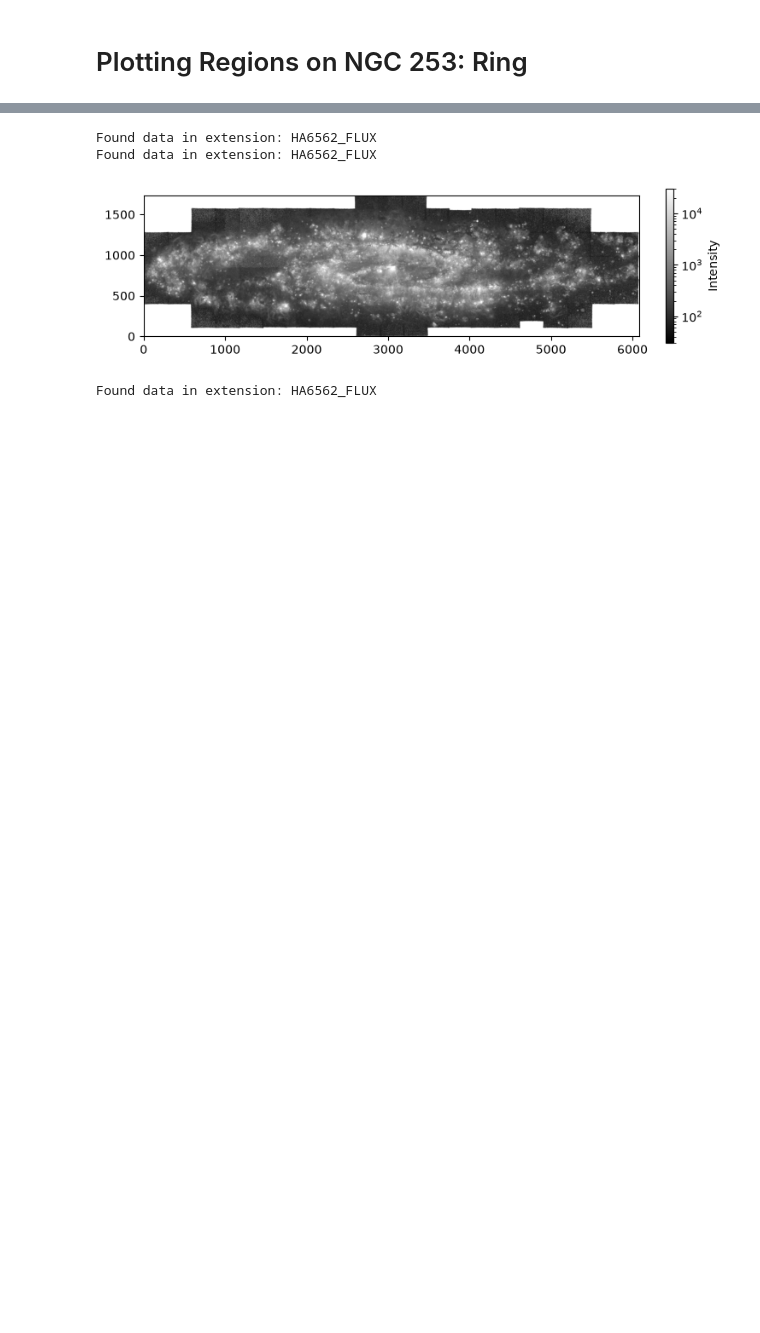
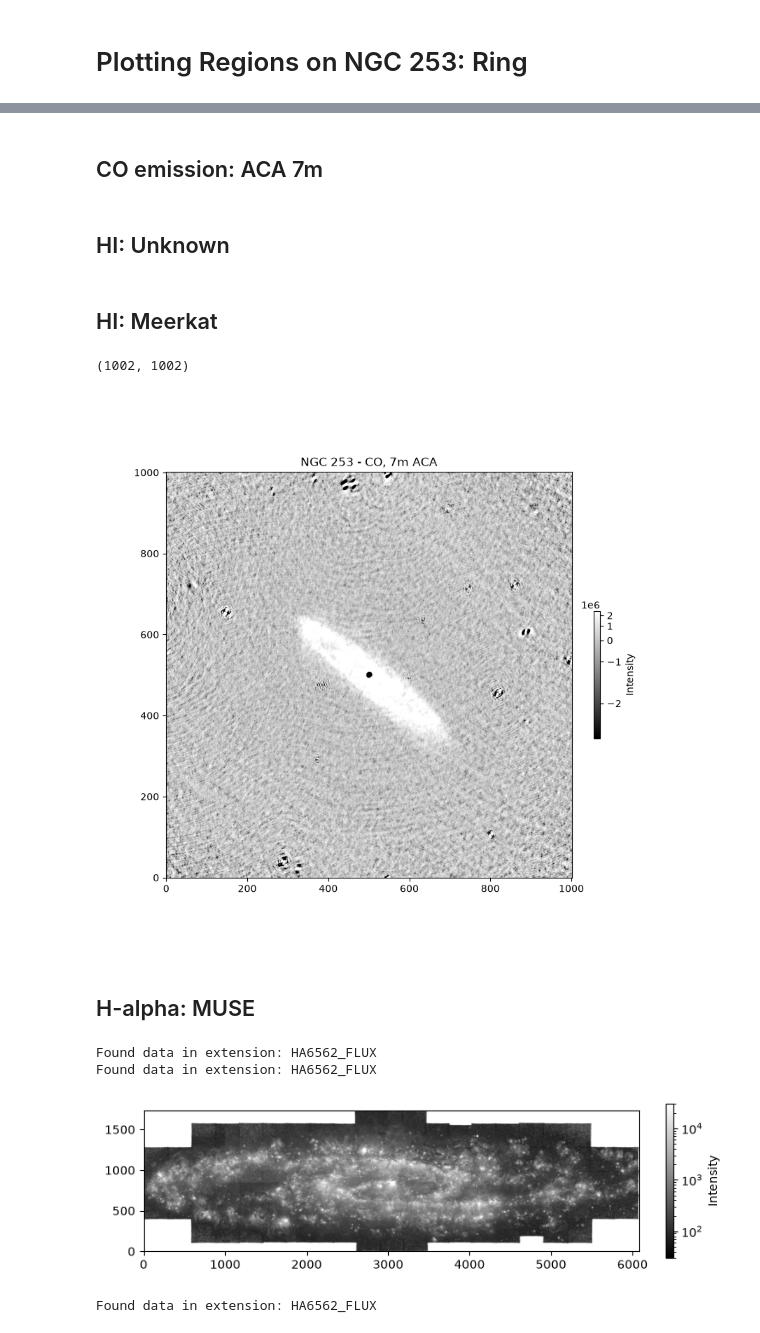
Before and after one commit to myasmedley/Environment-Mask-of-NGC-253, a Jupyter notebook: Ring_Regions.ipynb, the cells around one changed output, grey strips where cells are left out. Drawn from its saved outputs; the diff is of its cells as text; code cells hidden in the pictures; blank space fills up the shorter version.

```diff
--- a/Ring_Regions.ipynb
+++ b/Ring_Regions.ipynb
@@ -113,3 +121,27 @@ class DisplayData:
+# %% [markdown]
+## CO emission: ACA 7m
+# %% [markdown]
+## HI: Unknown
+# %% [markdown]
+## HI: Meerkat
+# %%
+h1m_hdu = fits.open(r"C:\Users\Lamat\OneDrive - The Ohio State University/Lamat NGC 253 Environment Mask/Plotting Regions/NGC0253_HI_mosaic_cube_mom0.fits")[0]
+h1m_data2D = h1m_hdu.data[0]
+print(h1m_data2D.shape)
+norm = ImageNormalize(h1m_data2D,
+                         interval=ZScaleInterval(), # changing the scale to zscale and stretching to show emission (works like ds9 settings?)
+                          stretch=AsinhStretch())
+
+plt.figure(figsize=(8, 8))
+plt.imshow(h1m_data2D, cmap='gray', origin="lower", norm=norm)
+plt.colorbar(label="Intensity", fraction=0.0146, aspect=20)
+plt.title("NGC 253 - CO, 7m ACA")
+plt.show()
+# %% [output]
+(1002, 1002)
+[figure, added]
+# %% [markdown]
+## H-alpha: MUSE
 # %%
 ha_file = r"C:\Users\Lamat\OneDrive - The Ohio State University\Lamat NGC 253 Environment Mask\Plotting Regions\NGC0253_Ha.fits"
 ha_data = DisplayData(ha_file)
```
Also changed, not shown: parts of 24 cells of this notebook.
